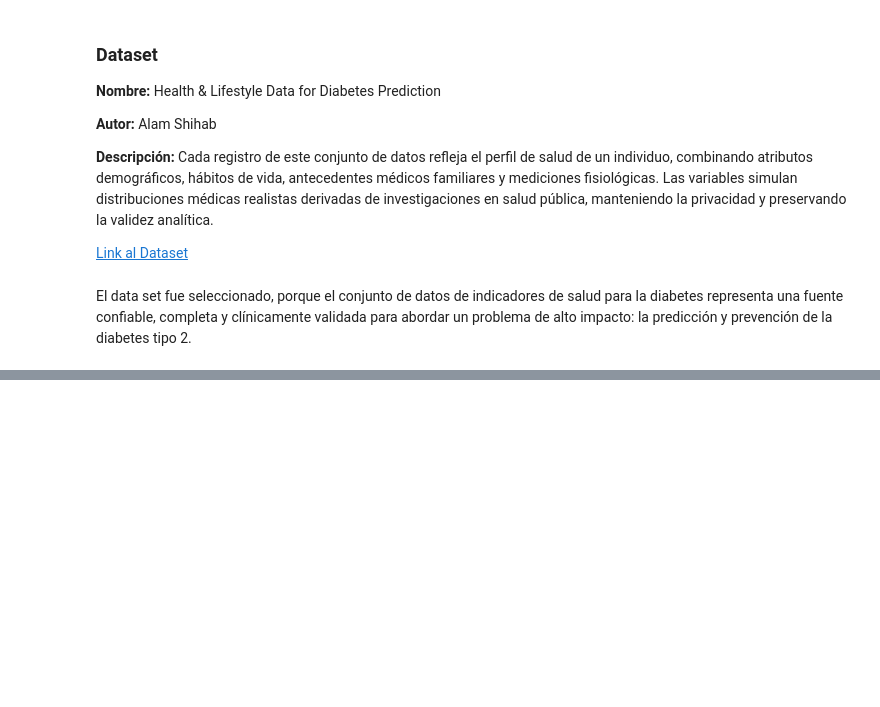
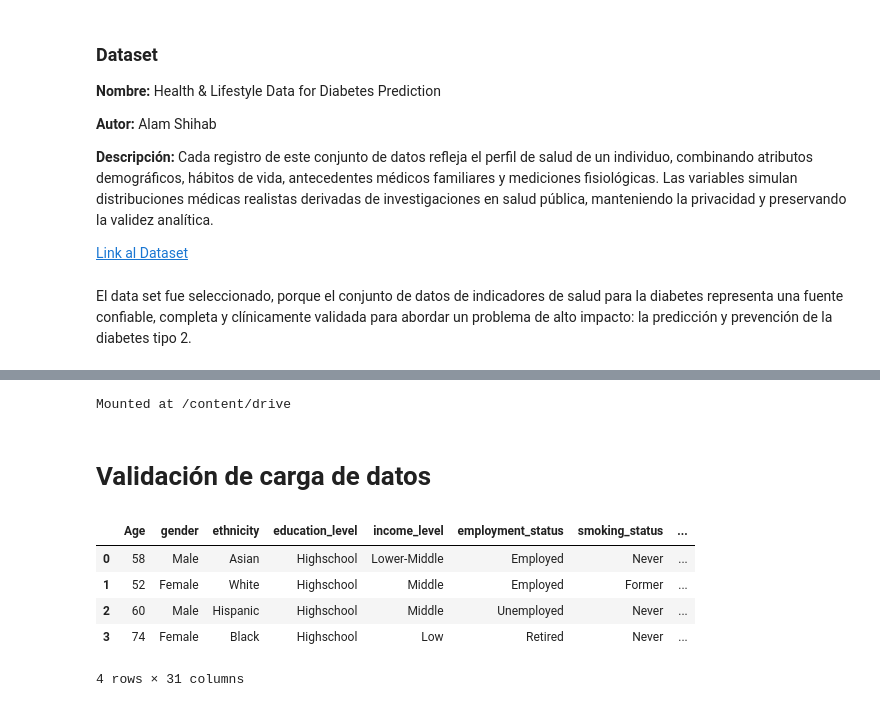
Before and after one commit to maycolvasquez-iud/Bigdata_20252, a Jupyter notebook: Vasquez_Maycol_Actividad_1.ipynb, the cells around one changed output, grey strips where cells are left out. Cells and saved outputs as stored; diff of their text form; code cells hidden in the pictures; blank space fills up the shorter version.

Commit message:
Se completa actividad

```diff
--- a/Vasquez_Maycol_Actividad_1.ipynb
+++ b/Vasquez_Maycol_Actividad_1.ipynb
@@ -38,0 +66,18 @@ Link a gráfico: https://dbdiagram.io/d/690ecad26735e11170d17020
+# %%
+from google.colab import drive
+drive.mount('/content/drive')
+# %% [output]
+Mounted at /content/drive
+# %%
+df = pd.read_csv('/content/drive/MyDrive/IUDIGITAL/Ingeniería de software y datos/Semestre 1/Bloque 2/Big Data/Actividad_1/src/static_csv/Diabetes_and_LifeStyle_Dataset.csv',delimiter=',')
+# %% [markdown]
+# **Validación de carga de datos**
+# %%
+df.head(4)
+# %% [output]
+|  | Age | gender | ethnicity | education_level | income_level | employment_status | smoking_status | ... |
+| 0 | 58 | Male | Asian | Highschool | Lower-Middle | Employed | Never | ... |
+| 1 | 52 | Female | White | Highschool | Middle | Employed | Former | ... |
+| 2 | 60 | Male | Hispanic | Highschool | Middle | Unemployed | Never | ... |
+| 3 | 74 | Female | Black | Highschool | Low | Retired | Never | ... |
+4 rows × 31 columns
```
Also changed, not shown: parts of 15 cells of this notebook, 1 other file.
